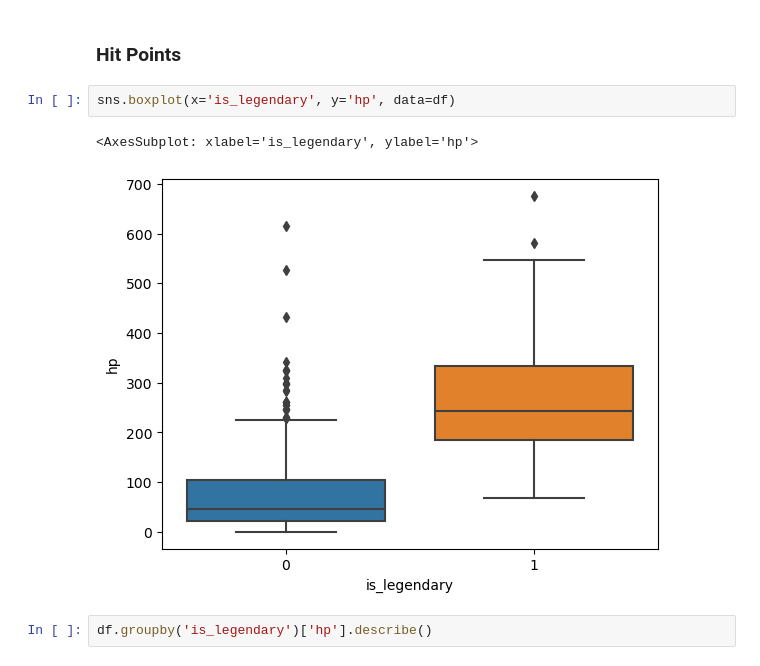
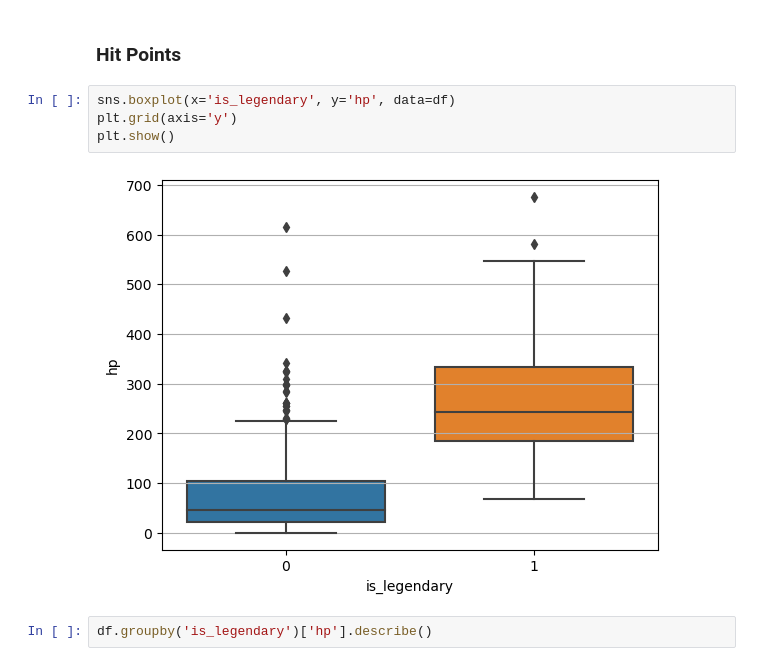
Before and after one commit to h6x-code/DnD-Monsters, a Jupyter notebook: Monsters of D&D - Statistical Insights.ipynb, the cells around one changed output. Drawn from its saved outputs; the diff is of its cells as text.

```diff
--- a/Monsters of D&D - Statistical Insights.ipynb
+++ b/Monsters of D&D - Statistical Insights.ipynb
@@ -1106,9 +1118,10 @@ df.groupby('is_legendary')['cr'].describe()
 ### Hit Points
 # %%
 sns.boxplot(x='is_legendary', y='hp', data=df)
+plt.grid(axis='y')
+plt.show()
 # %% [output]
-<AxesSubplot: xlabel='is_legendary', ylabel='hp'>
-[figure, old version]
+[figure, new version]
 # %%
 df.groupby('is_legendary')['hp'].describe()
 # %% [output]
```
Also changed, not shown: parts of 31 cells of this notebook.
